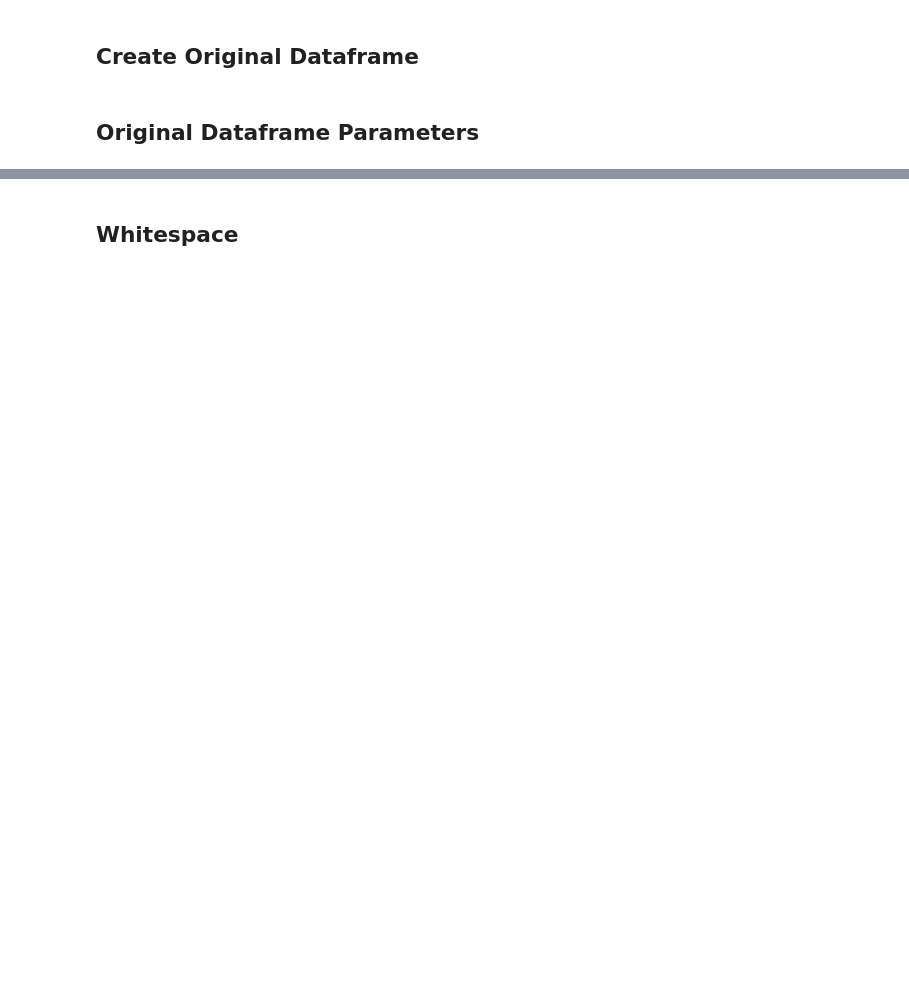
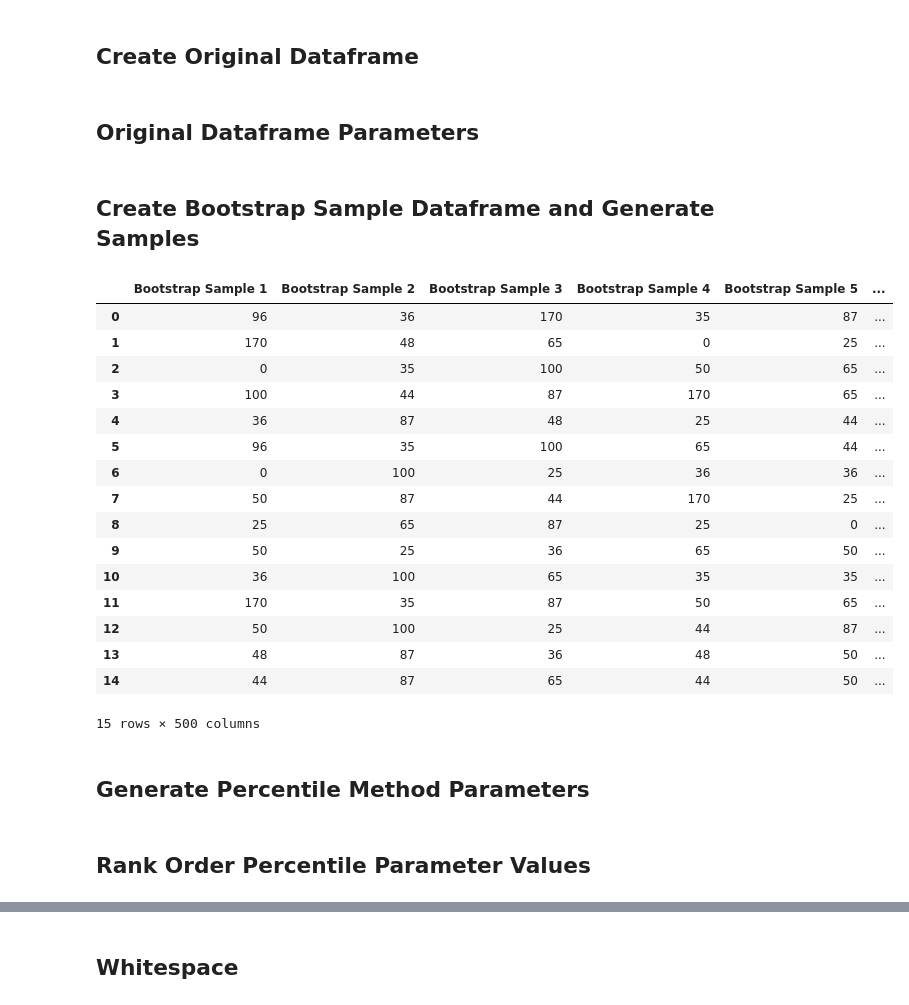
Before and after one commit to Goodfeelings/spring-2024-comp-intensive-stats-projects-02, a Jupyter notebook: Notebooks/project-02.ipynb, the cells around one changed output, grey strips where cells are left out. Drawn from its saved outputs; the diff is of its cells as text; code cells hidden in the pictures; blank space fills up the shorter version.

```diff
--- a/Notebooks/project-02.ipynb
+++ b/Notebooks/project-02.ipynb
@@ -19,3 +17,6 @@ import pyarrow
+# %%
+number_of_bootstrap_samples = 500
+percentile_method_alpha = 0.05
 # %% [markdown]
 ## Create Original Dataframe
 # %%
@@ -26,3 +27,37 @@ df_original_data = pd.read_csv('../Data/haircut.csv')
 original_data_mean = df_original_data.mean()['Response (In Dollars)']
 # %%
 original_data_std_dev = df_original_data.std()['Response (In Dollars)']
+# %% [markdown]
+## Create Bootstrap Sample Dataframe and Generate Samples
+# %%
+# Define a function that will sample, with replacement, from the original sample for the prescribed number of times.
+def generage_bootstrap_samples(data):
+    return np.random.choice(data, size=len(data), replace=True)
+# %%
+# Create our empty dataframe.
+df_bootstrap_samples = pd.DataFrame(index=range(len(df_original_data)), columns=[f'Bootstrap Sample {i+1}' for i in range(number_of_bootstrap_samples)])
+# %%
+# Generate our samples.
+for i in range(number_of_bootstrap_samples):
+    bootstrap_sample_values = generage_bootstrap_samples(df_original_data['Response (In Dollars)'])
+    df_bootstrap_samples[f'Bootstrap Sample {i+1}'] = bootstrap_sample_values
+# %%
+df_bootstrap_samples
+# %% [output]
+|  | Bootstrap Sample 1 | Bootstrap Sample 2 | Bootstrap Sample 3 | Bootstrap Sample 4 | Bootstrap Sample 5 | ... |
+| 0 | 96 | 36 | 170 | 35 | 87 | ... |
+| 1 | 170 | 48 | 65 | 0 | 25 | ... |
+| 2 | 0 | 35 | 100 | 50 | 65 | ... |
+| 3 | 100 | 44 | 87 | 170 | 65 | ... |
+| 4 | 36 | 87 | 48 | 25 | 44 | ... |
+| 5 | 96 | 35 | 100 | 65 | 44 | ... |
+| 6 | 0 | 100 | 25 | 36 | 36 | ... |
+| 7 | 50 | 87 | 44 | 170 | 25 | ... |
+| 8 | 25 | 65 | 87 | 25 | 0 | ... |
+| 9 | 50 | 25 | 36 | 65 | 50 | ... |
+| 10 | 36 | 100 | 65 | 35 | 35 | ... |
+| 11 | 170 | 35 | 87 | 50 | 65 | ... |
+| 12 | 50 | 100 | 25 | 44 | 87 | ... |
+| 13 | 48 | 87 | 36 | 48 | 50 | ... |
+| 14 | 44 | 87 | 65 | 44 | 50 | ... |
+15 rows × 500 columns
@@ -28,0 +66,2 @@ original_data_std_dev = df_original_data.std()['Response (In Dollars)']
+# %% [markdown]
+## Generate Percentile Method Parameters
@@ -28,0 +85,2 @@ original_data_std_dev = df_original_data.std()['Response (In Dollars)']
+# %% [markdown]
+## Rank Order Percentile Parameter Values
```
Also changed, not shown: parts of 14 cells of this notebook, 2 other files.
